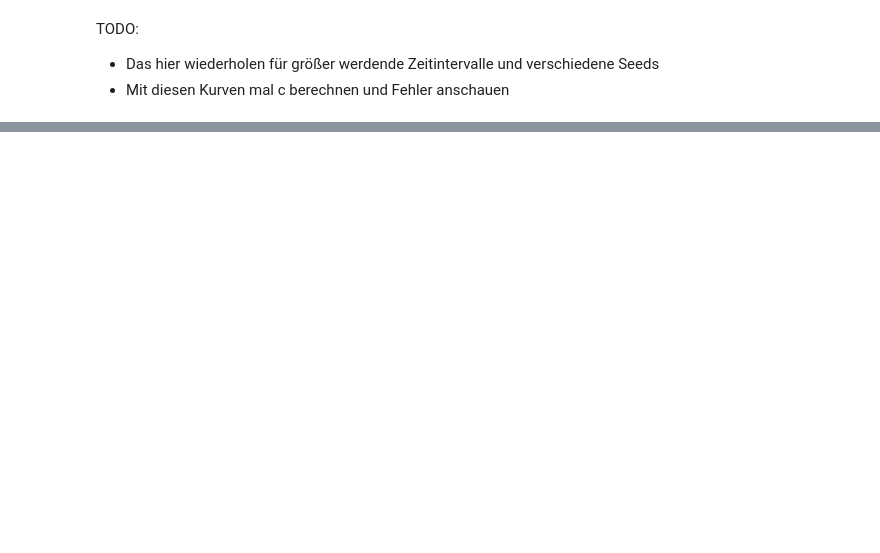
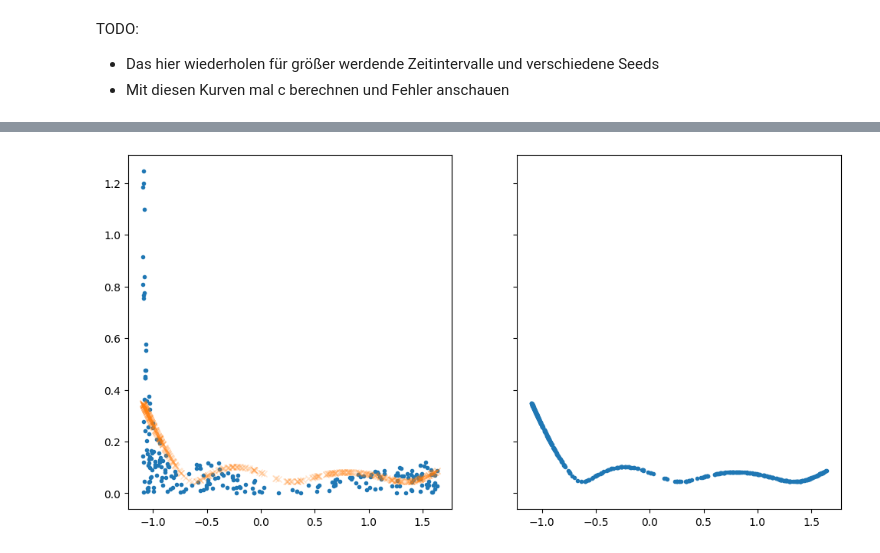
Before and after one commit to RiccardoFrenner/finn-nnpie, a Jupyter notebook: src/pinn.ipynb, the cells around one changed output, grey strips where cells are left out. Saved outputs shown, nothing was run; the diff lists cells and outputs as text; code cells hidden in the pictures; blank space fills up the shorter version.

```diff
--- a/src/pinn.ipynb
+++ b/src/pinn.ipynb
@@ -520,0 +570,7 @@ plt.show()
+# %%
+data_train_up, data_train_down = create_PI_training_data(
+    trainer.networks["mean"], X=trainer.x_train, Y=trainer.y_train
+)
+data_val_up, data_val_down = create_PI_training_data(
+    trainer.networks["mean"], X=trainer.x_valid, Y=trainer.y_valid
+)
@@ -520,0 +589,9 @@ plt.show()
+# %%
+fig, (ax1, ax2) = plt.subplots(ncols=2, figsize=(12, 6), sharey=True)
+ax1.plot(*data_train_up, ".")
+ax1.plot(xTrain.detach().numpy(), trainer.networks["up"](xTrain).detach().numpy(), "x", alpha=0.2)
+ax2.plot(xTrain.detach().numpy(), trainer.networks["up"](xTrain).detach().numpy(), ".")
+# plt.plot(*data_train_down, "x")
+plt.show()
+# %% [output]
+[figure, added]
```
Also changed, not shown: parts of 14 cells of this notebook, 3 other files.
